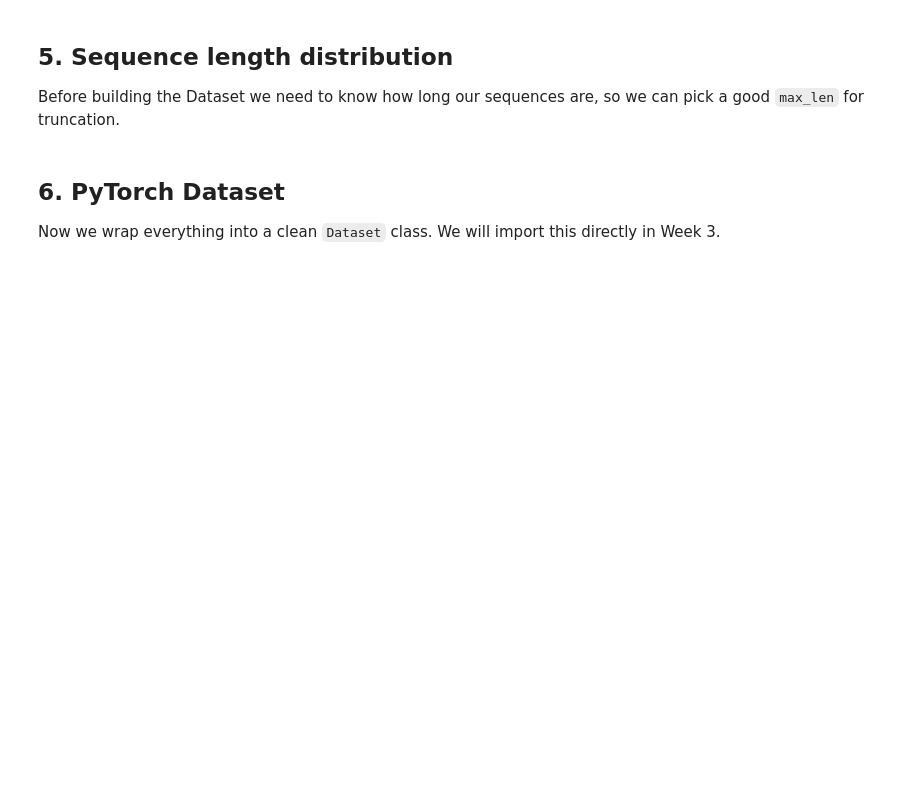
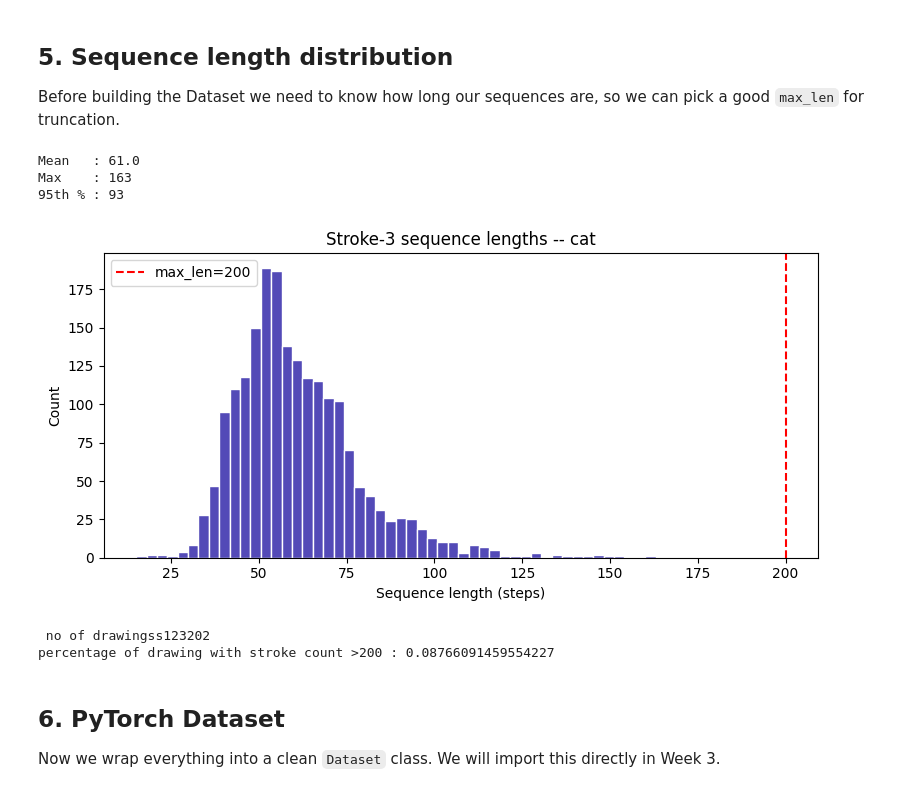
Before and after one commit to avg03/Glyph-atharva, a Jupyter notebook: Week 2/quickdraw_data.ipynb, the cells around one changed output. Drawn from its saved outputs; the diff is of its cells as text; code cells hidden in the pictures; blank space fills up the shorter version.

```diff
--- a/Week 2/quickdraw_data.ipynb
+++ b/Week 2/quickdraw_data.ipynb
@@ -132,29 +166,43 @@ Before building the Dataset we need to know how long our sequences are, so we ca
 # %%
 import matplotlib.pyplot as plt
 
 lengths = []
 for d in drawings[:2000]:
     s3 = drawing_to_stroke3(d['drawing'])
     lengths.append(len(s3))
 
 lengths = np.array(lengths)
 print(f'Mean   : {lengths.mean():.1f}')
 print(f'Max    : {lengths.max()}')
 print(f'95th % : {np.percentile(lengths, 95):.0f}')
 
 plt.figure(figsize=(8, 4))
 plt.hist(lengths, bins=50, color='#534AB7', edgecolor='white')
 plt.axvline(200, color='red', linestyle='--', label='max_len=200')
 plt.xlabel('Sequence length (steps)')
 plt.ylabel('Count')
 plt.title('Stroke-3 sequence lengths -- cat')
 plt.legend()
 plt.tight_layout()
 plt.show()
 
 # TODO: What percentage of drawings are longer than 200 steps?
 #       Is 200 a reasonable cutoff for this category?
 # YOUR CODE HERE
+print(f" no of drawingss{len(drawings)}")
+c=0;
+for dr in drawings:
+    d2=drawing_to_stroke3(dr['drawing'])
+    if(len(d2)>200):
+        c=c+1
+print(f"percentage of drawing with stroke count >200 : {c/len(drawings)*100}")
+# %% [output]
+Mean   : 61.0
+Max    : 163
+95th % : 93
+[figure, added]
+ no of drawingss123202
+percentage of drawing with stroke count >200 : 0.08766091459554227
 # %% [markdown]
 ## 6. PyTorch Dataset
 
```
Also changed, not shown: parts of 8 cells of this notebook, 1 other file.
